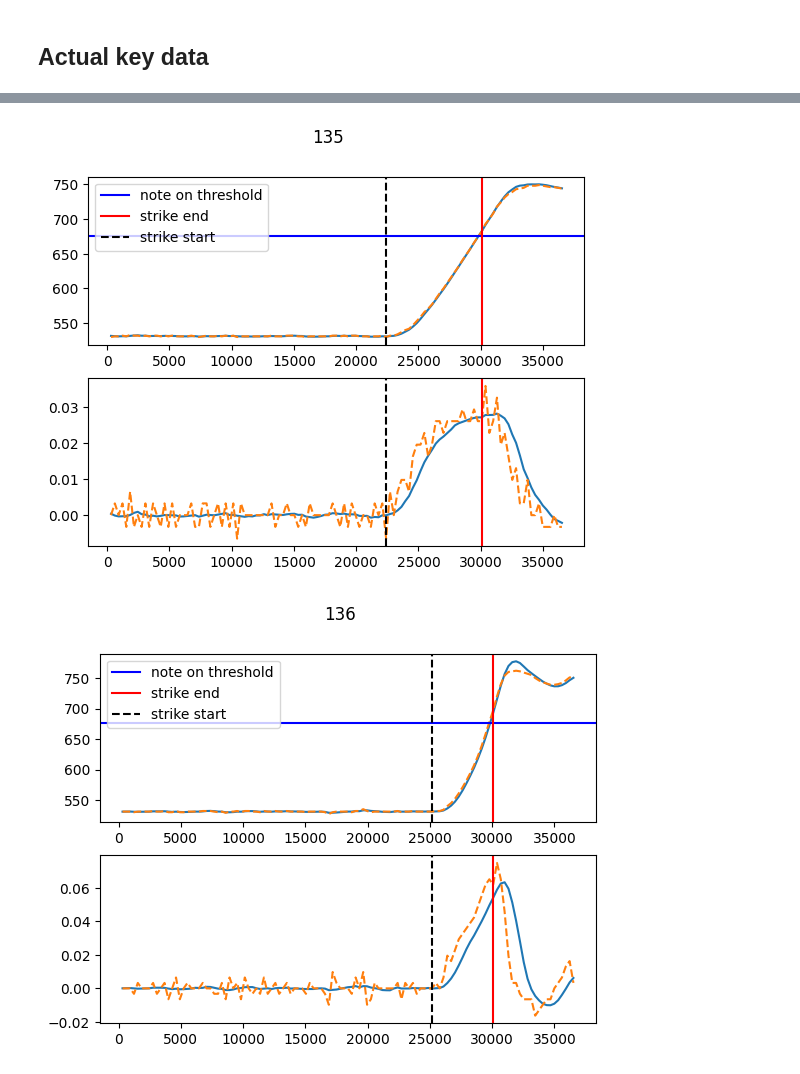
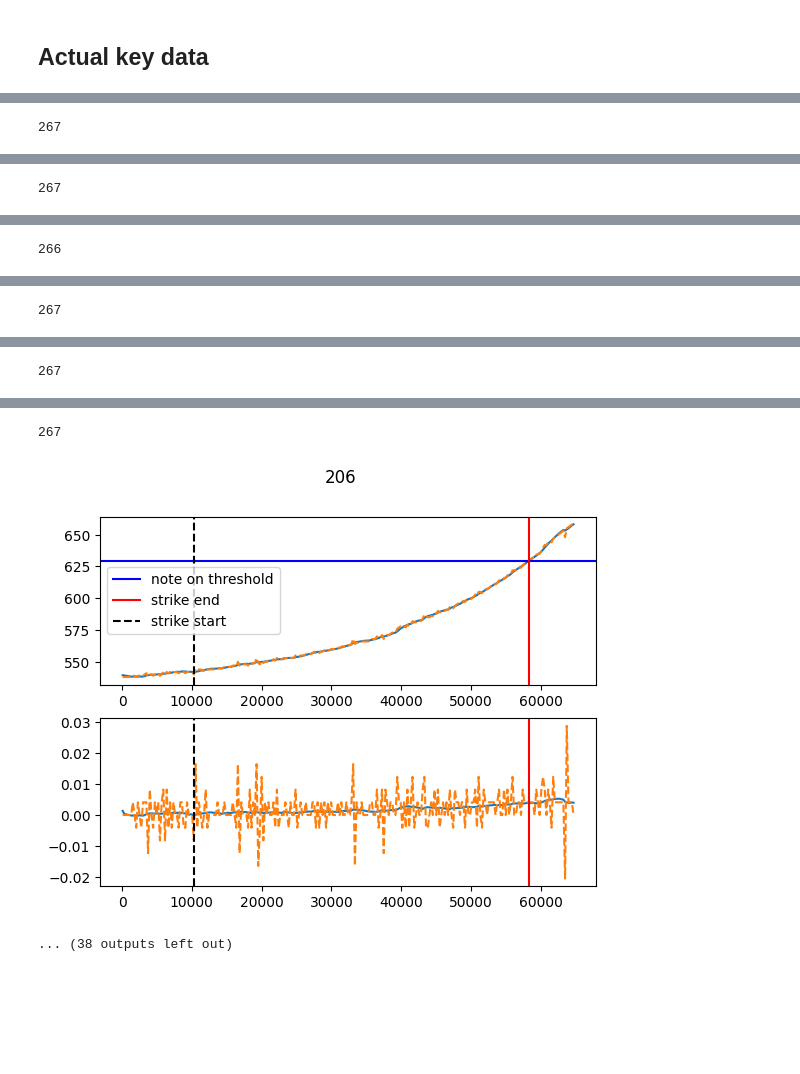
Before and after one commit to aleathwick/midi_hammer, a Jupyter notebook: python/filtering.ipynb, the cells around one changed output, grey strips where cells are left out. Drawn from its saved outputs; the diff is of its cells as text; code cells hidden in the pictures; blank space fills up the shorter version.

```diff
--- a/python/filtering.ipynb
+++ b/python/filtering.ipynb
@@ -166,7 +166,8 @@ plt.show()
 # folder of key data to analyse
 # all log files in the same folder are assumed to come from the same setup
 # i.e. same electronics setup, same note etc.
-folder = r'./note logs/p to ff E'
+# folder = r'./note logs/p to ff E'
+folder = r'note logs/p to ff E 75us long cables'
 files = os.listdir(folder)
 files = [f for f in files if f.endswith('.txt')]
 files = sorted(files)
@@ -234,0 +257,5 @@ df
+# %%
+# check for duplicate iterations
+i = -1
+display(dfs[i].drop_duplicates('iteration').groupby('noteCount').size())
+display(dfs[i].groupby('noteCount').size())
@@ -527,0 +369,10 @@ note on threshold: 676
+# %%
+window_len = 18
+f = signal.savgol_coeffs(
+        window_length=window_len,
+        polyorder=1,
+        deriv=1,
+        pos=window_len-1,
+        use='dot'
+)
+f
@@ -528,28 +585,30 @@ note on threshold: 676
 # %%
-# for strike_df, sim_df in zip(strike_dfs, sim_dfs):
-n = 0
-strike_df, sim_df = strike_dfs[n], sim_dfs[n]
-n_notes = len(strike_df)
-for i, (noteCount, dfg) in enumerate(sim_df.groupby('noteCount')):
-    elapsed_cumsum = dfg.elapsedUS.cumsum().values
-    x = elapsed_cumsum
-    # two panel plot for key pos and key speed
-    fig, axs = plt.subplots(2)
-    fig.suptitle(noteCount)
-    axs[0].plot(x, dfg.key_pos.reset_index(drop=True))#, np.arange(len(dfg)))
-    axs[0].plot(x, dfg.ADC.reset_index(drop=True), ls='--')#, np.arange(len(dfg)), ls='--')
-    axs[0].axhline(note_on_threshold, color='b', label='note on threshold')
-    if not np.isnan(strike_df.strike_end.values[i]):
-        axs[0].axvline(x[int(strike_df.strike_end.values[i])], color='r', label='strike end')
-    if not np.isnan(strike_df.strike_start.values[i]):
-        axs[0].axvline(x[int(strike_df.strike_start[i])], color='black', ls='--', label='strike start')
-    axs[0].legend()
+for strike_df, sim_df in zip(strike_dfs, sim_dfs):
+# n = 0
+# strike_df, sim_df = strike_dfs[n], sim_dfs[n]
+    n_notes = len(strike_df)
+    for i, (noteCount, dfg) in enumerate(sim_df.groupby('noteCount')):
+        print(len(dfg))
+        elapsed_cumsum = dfg.elapsedUS.cumsum().values
+        x = elapsed_cumsum
+        # two panel plot for key pos and key speed
+        fig, axs = plt.subplots(2)
+        fig.suptitle(noteCount)
+        axs[0].plot(x, dfg.key_pos.reset_index(drop=True))#, np.arange(len(dfg)))
+        axs[0].plot(x, dfg.ADC.reset_index(drop=True), ls='--')#, np.arange(len(dfg)), ls='--')
+        axs[0].axhline(note_on_threshold, color='b', label='note on threshold')
+        if not np.isnan(strike_df.strike_end.values[i]):
+            axs[0].axvline(x[int(strike_df.strike_end.values[i])], color='r', label='strike end')
+        if not np.isnan(strike_df.strike_start.values[i]):
+            axs[0].axvline(x[int(strike_df.strike_start[i])], color='black', ls='--', label='strike start')
+        axs[0].legend()
 
-    axs[1].plot(x, dfg.key_speed.reset_index(drop=True))
-    axs[1].plot(x, dfg.key_speed_naive.reset_index(drop=True), ls='--')
-    if not np.isnan(strike_df.strike_end.values[i]):
-        axs[1].axvline(x[int(strike_df.strike_end.values[i])], color='r')
-    if not np.isnan(strike_df.strike_start.values[i]):
-        axs[1].axvline(x[int(strike_df.strike_start[i])], color='black', ls='--')
-    plt.show()
+        axs[1].plot(x, dfg.key_speed.reset_index(drop=True))
+        axs[1].plot(x, dfg.key_speed_naive.reset_index(drop=True), ls='--')
+        if not np.isnan(strike_df.strike_end.values[i]):
+            axs[1].axvline(x[int(strike_df.strike_end.values[i])], color='r')
+        if not np.isnan(strike_df.strike_start.values[i]):
+            axs[1].axvline(x[int(strike_df.strike_start[i])], color='black', ls='--')
+        plt.show()
 # %% [output]
+267
@@ -556,0 +616 @@ for i, (noteCount, dfg) in enumerate(sim_df.groupby('noteCount')):
+267
@@ -557,0 +618 @@ for i, (noteCount, dfg) in enumerate(sim_df.groupby('noteCount')):
+266
@@ -558,0 +620 @@ for i, (noteCount, dfg) in enumerate(sim_df.groupby('noteCount')):
+267
@@ -559,0 +622 @@ for i, (noteCount, dfg) in enumerate(sim_df.groupby('noteCount')):
+267
@@ -561,2 +624,3 @@ for i, (noteCount, dfg) in enumerate(sim_df.groupby('noteCount')):
+267
-[figure, old version]
+[figure, new version]
-[figure, removed]
+... (38 outputs left out)
```
Also changed, not shown: parts of 10 cells of this notebook.
